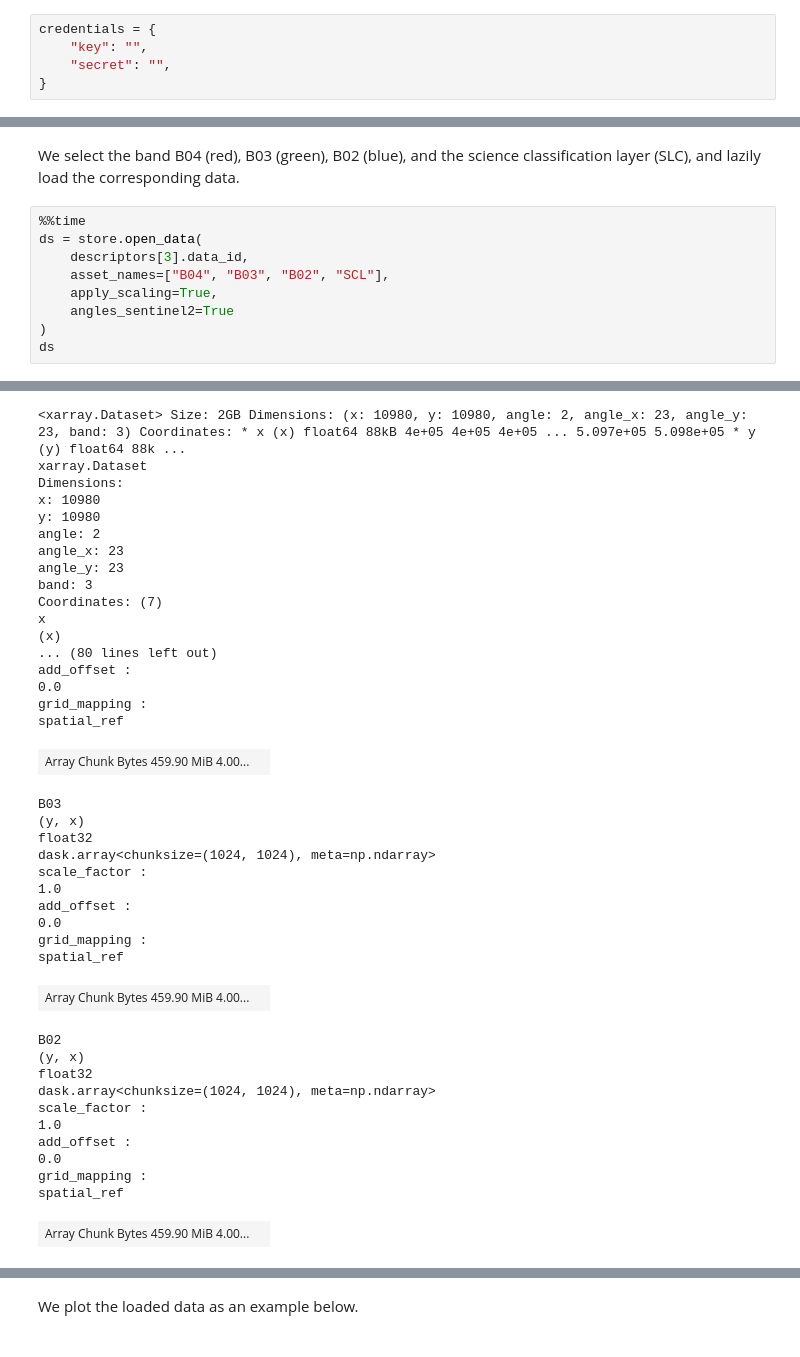
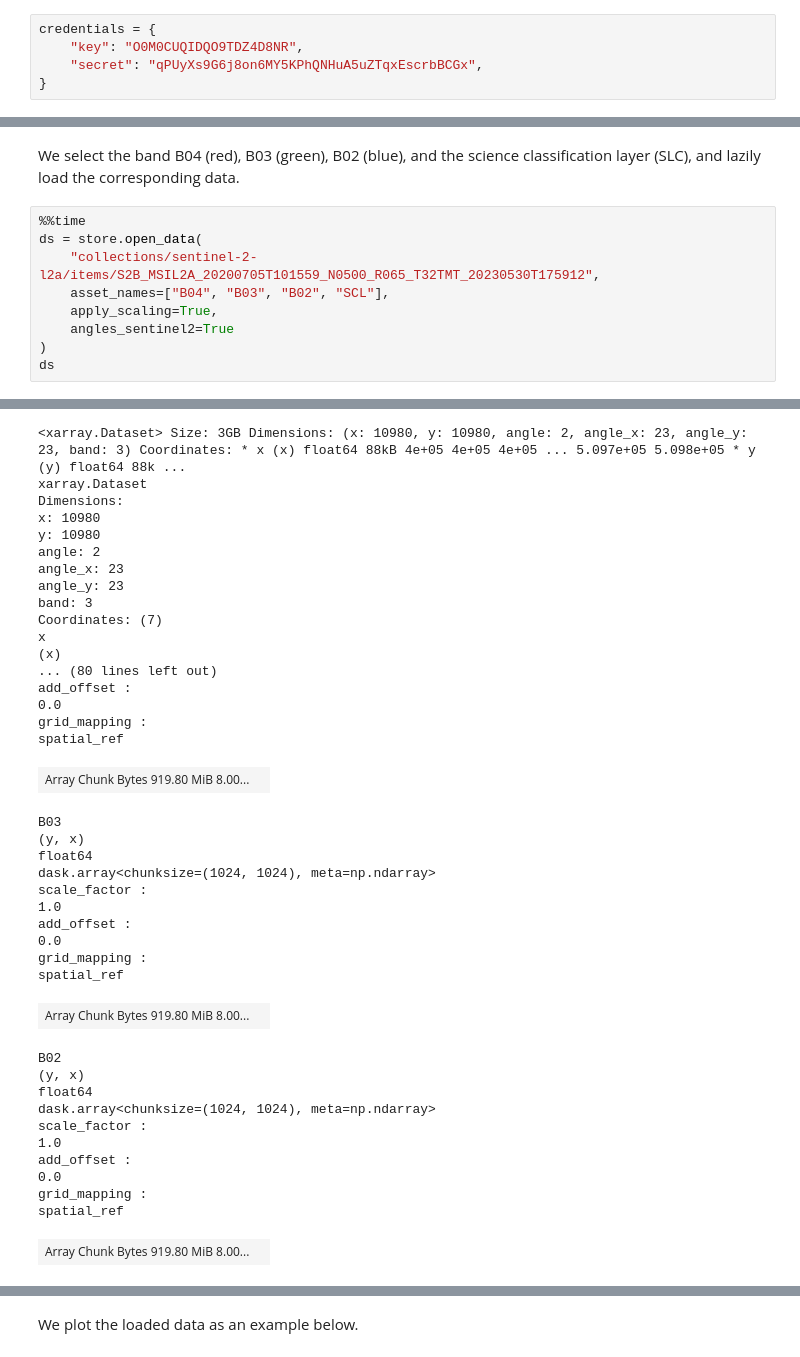
Before and after one commit to xcube-dev/xcube-stac, a Jupyter notebook: examples/notebooks/cdse_sentinel_2.ipynb, the cells around one changed output, grey strips where cells are left out. Cells and saved outputs as stored; diff of their text form.

```diff
--- a/examples/notebooks/cdse_sentinel_2.ipynb
+++ b/examples/notebooks/cdse_sentinel_2.ipynb
@@ -24,8 +24,8 @@ Wall time: 2.29 s
 Next store the credentials in a dictionary.
 # %%
 credentials = {
-    "key": "",
-    "secret": "",
+    "key": "O0M0CUQIDQO9TDZ4D8NR",
+    "secret": "qPUyXs9G6j8on6MY5KPhQNHuA5uZTqxEscrbBCGx",
 }
 # %% [markdown]
 First, we get the store parameters needed to initialize a STAC [data store](https://xcube.readthedocs.io/en/latest/dataaccess.html#data-store-framework). Note that key and secret of the S3 access are required.
@@ -264,7 +267,7 @@ We select the band B04 (red), B03 (green), B02 (blue), and the science classific
 # %%
 %%time
 ds = store.open_data(
-    descriptors[3].data_id,
+    "collections/sentinel-2-l2a/items/S2B_MSIL2A_20200705T101559_N0500_R065_T32TMT_20230530T175912",
     asset_names=["B04", "B03", "B02", "SCL"],
     apply_scaling=True,
     angles_sentinel2=True
@@ -276,24 +279,24 @@ Wall time: 3.37 s
-<xarray.Dataset> Size: 2GB Dimensions: (x: 10980, y: 10980, angle: 2, angle_x: 23, angle_y: 23, band: 3) Coordinates: * x (x) float64 88kB 4e+05 4e+05 4e+05 ... 5.097e+05 5.098e+05 * y (y) float64 88k ...
+<xarray.Dataset> Size: 3GB Dimensions: (x: 10980, y: 10980, angle: 2, angle_x: 23, angle_y: 23, band: 3) Coordinates: * x (x) float64 88kB 4e+05 4e+05 4e+05 ... 5.097e+05 5.098e+05 * y (y) float64 88k ...
 xarray.Dataset
 Dimensions:
 x: 10980
 y: 10980
 angle: 2
 angle_x: 23
 angle_y: 23
 band: 3
 Coordinates: (7)
 x
 (x)
 ... (80 lines left out)
 add_offset :
 0.0
 grid_mapping :
 spatial_ref
-| Array Chunk Bytes 459.90 MiB 4.00... |  |
+| Array Chunk Bytes 919.80 MiB 8.00... |  |
 B03
 (y, x)
-float32
+float64
 dask.array<chunksize=(1024, 1024), meta=np.ndarray>
 scale_factor :
 1.0
@@ -301,10 +304,10 @@ add_offset :
 0.0
 grid_mapping :
 spatial_ref
-| Array Chunk Bytes 459.90 MiB 4.00... |  |
+| Array Chunk Bytes 919.80 MiB 8.00... |  |
 B02
 (y, x)
-float32
+float64
 dask.array<chunksize=(1024, 1024), meta=np.ndarray>
 scale_factor :
 1.0
@@ -312,7 +315,7 @@ add_offset :
 0.0
 grid_mapping :
 spatial_ref
-| Array Chunk Bytes 459.90 MiB 4.00... |  |
+| Array Chunk Bytes 919.80 MiB 8.00... |  |
 SCL
 (y, x)
 uint8
```
Also changed, not shown: parts of 18 cells of this notebook, 9 other files.
